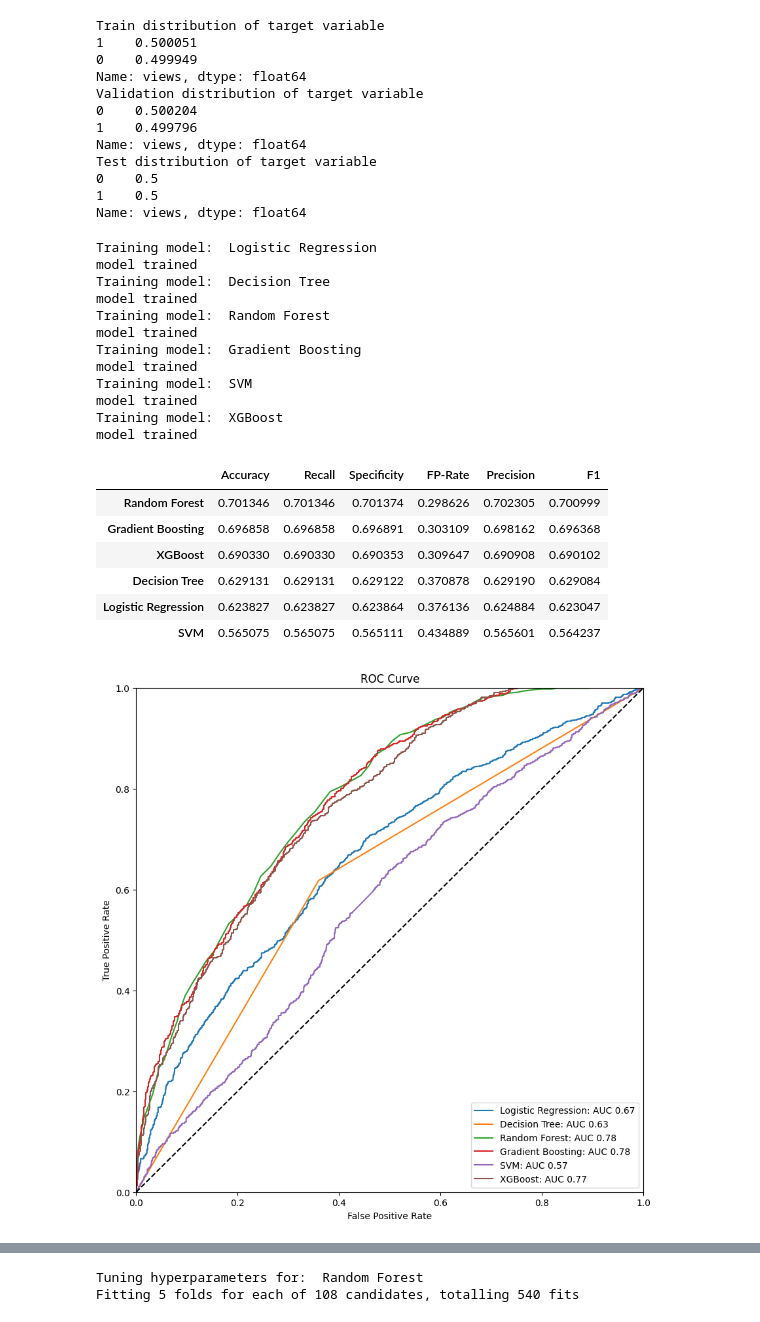
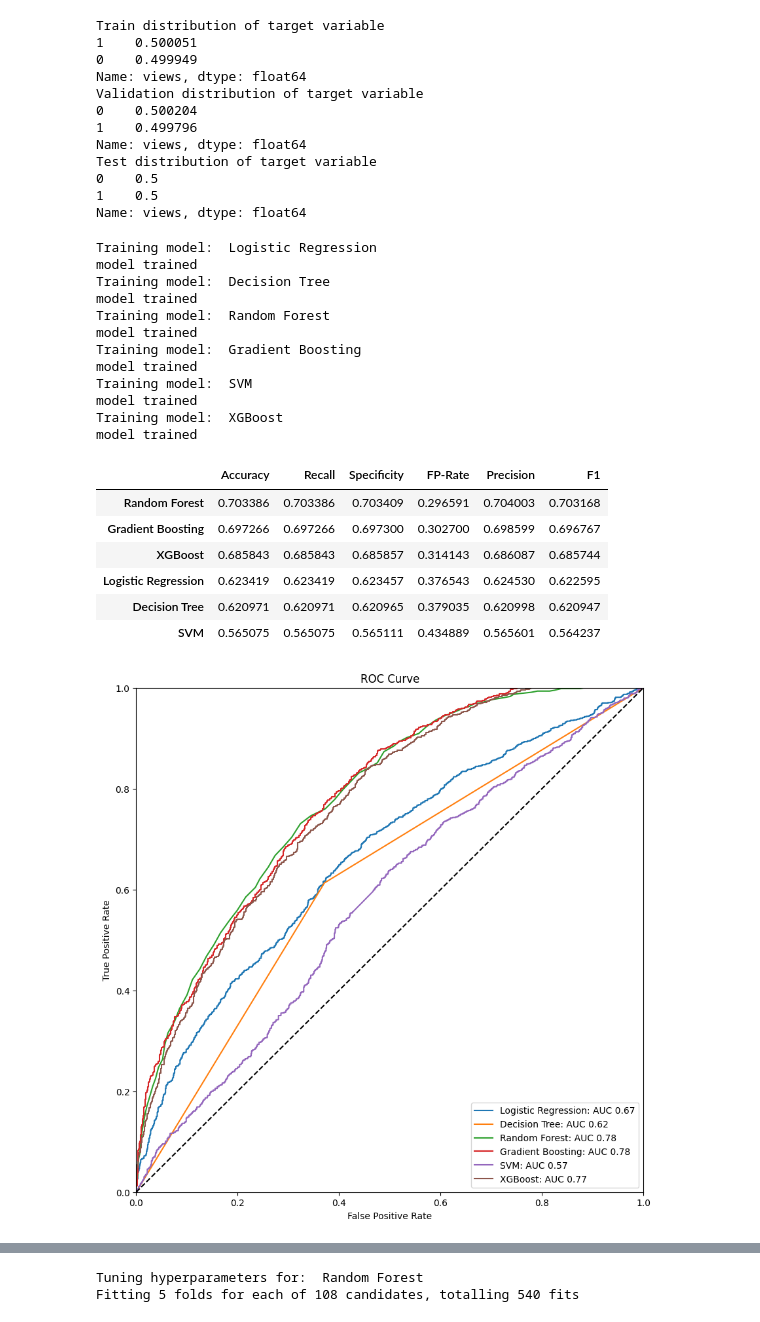
Before and after one commit to marcosdh1987/post-evaluator, a Jupyter notebook: notebooks/03-Model-Building.ipynb, the cells around one changed output, grey strips where cells are left out. Drawn from its saved outputs; the diff is of its cells as text; code cells hidden in the pictures.

Commit message:
model 2

```diff
--- a/notebooks/03-Model-Building.ipynb
+++ b/notebooks/03-Model-Building.ipynb
@@ -157,7 +157,7 @@ models_gpu = {
 # fit and evaluate the models
 comparison = pd.DataFrame(columns=['Accuracy', 'Recall', 'Specificity', 'FP-Rate' ,'Precision', 'F1'])
 
-for name, model in models.items():
+for name, model in models_gpu.items():
     print("Training model: ",name)
     model.fit(X_train, y_train)
     results = model_evaluation(model, X_val, y_val)
@@ -181,35 +181,35 @@ model trained
 Training model:  XGBoost
 model trained
 |  | Accuracy | Recall | Specificity | FP-Rate | Precision | F1 |
-| Random Forest | 0.701346 | 0.701346 | 0.701374 | 0.298626 | 0.702305 | 0.700999 |
-| Gradient Boosting | 0.696858 | 0.696858 | 0.696891 | 0.303109 | 0.698162 | 0.696368 |
-| XGBoost | 0.690330 | 0.690330 | 0.690353 | 0.309647 | 0.690908 | 0.690102 |
-| Decision Tree | 0.629131 | 0.629131 | 0.629122 | 0.370878 | 0.629190 | 0.629084 |
-| Logistic Regression | 0.623827 | 0.623827 | 0.623864 | 0.376136 | 0.624884 | 0.623047 |
+| Random Forest | 0.703386 | 0.703386 | 0.703409 | 0.296591 | 0.704003 | 0.703168 |
+| Gradient Boosting | 0.697266 | 0.697266 | 0.697300 | 0.302700 | 0.698599 | 0.696767 |
+| XGBoost | 0.685843 | 0.685843 | 0.685857 | 0.314143 | 0.686087 | 0.685744 |
+| Logistic Regression | 0.623419 | 0.623419 | 0.623457 | 0.376543 | 0.624530 | 0.622595 |
+| Decision Tree | 0.620971 | 0.620971 | 0.620965 | 0.379035 | 0.620998 | 0.620947 |
 | SVM | 0.565075 | 0.565075 | 0.565111 | 0.434889 | 0.565601 | 0.564237 |
 # %%
 #for model in models add trace roc curve and auc score
 
 from sklearn.metrics import roc_curve, auc
 import matplotlib.pyplot as plt
 
 #plot roc curve for each model
 plt.figure(figsize=(10, 10))
-for name, model in models.items():
+for name, model in models_gpu.items():
     y_pred = model.predict_proba(X_val)[:, 1]
     fpr, tpr, _ = roc_curve(y_val, y_pred)
     roc_auc = auc(fpr, tpr)
     plt.plot(fpr, tpr, label='%s: AUC %0.2f' % (name, roc_auc))
 plt.plot([0, 1], [0, 1], 'k--')
 plt.xlim([0.0, 1.0])
 plt.ylim([0.0, 1.0])
 plt.xlabel('False Positive Rate')
 plt.ylabel('True Positive Rate')
 plt.title('ROC Curve')
 plt.legend(loc="lower right")
 plt.show()
 # %% [output]
-[figure, old version]
+[figure, new version]
 # %%
 #top 3 models
 top_3_models = [comparison.sort_values(by='Accuracy', ascending=False).index[0],comparison.sort_values(by='Accuracy', ascending=False).index[1], comparison.sort_values(by='Accuracy', ascending=False).index[2]]
```
Also changed, not shown: parts of 4 cells of this notebook, 2 other files.
